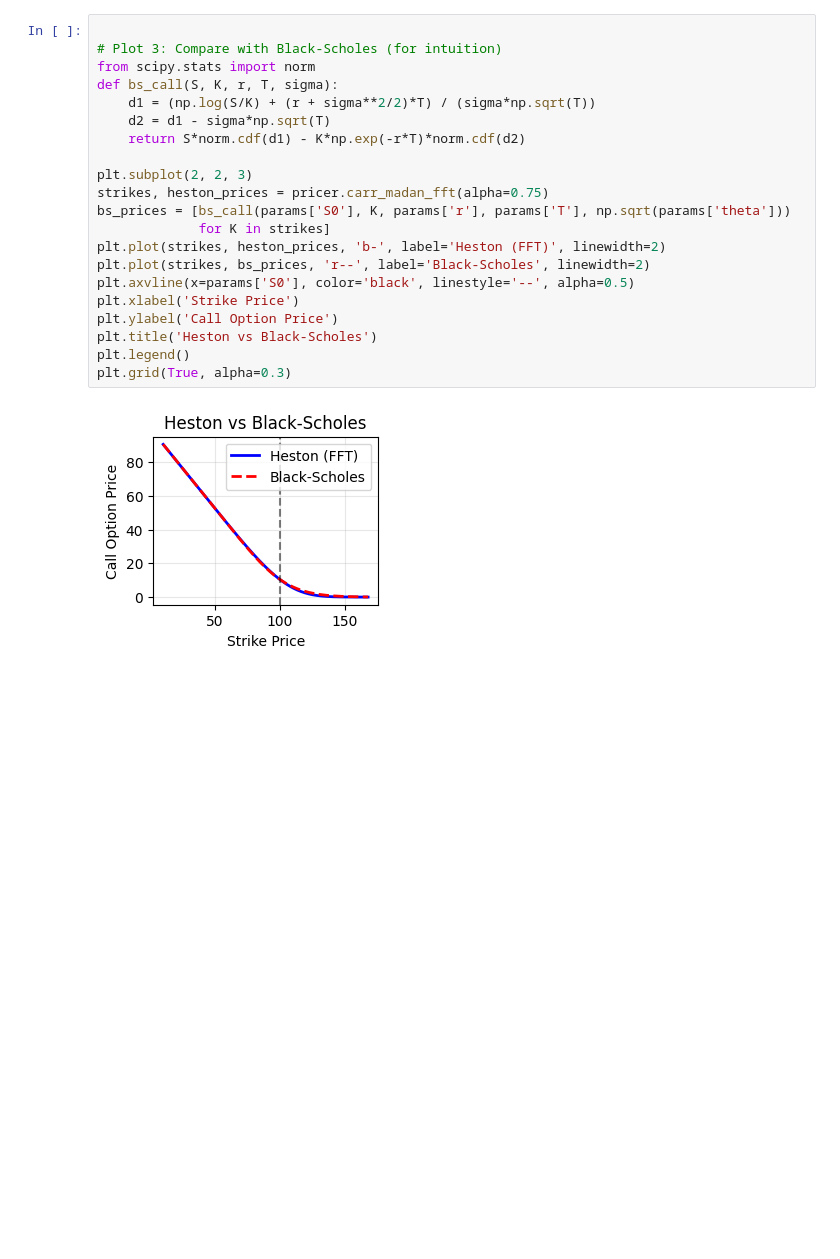
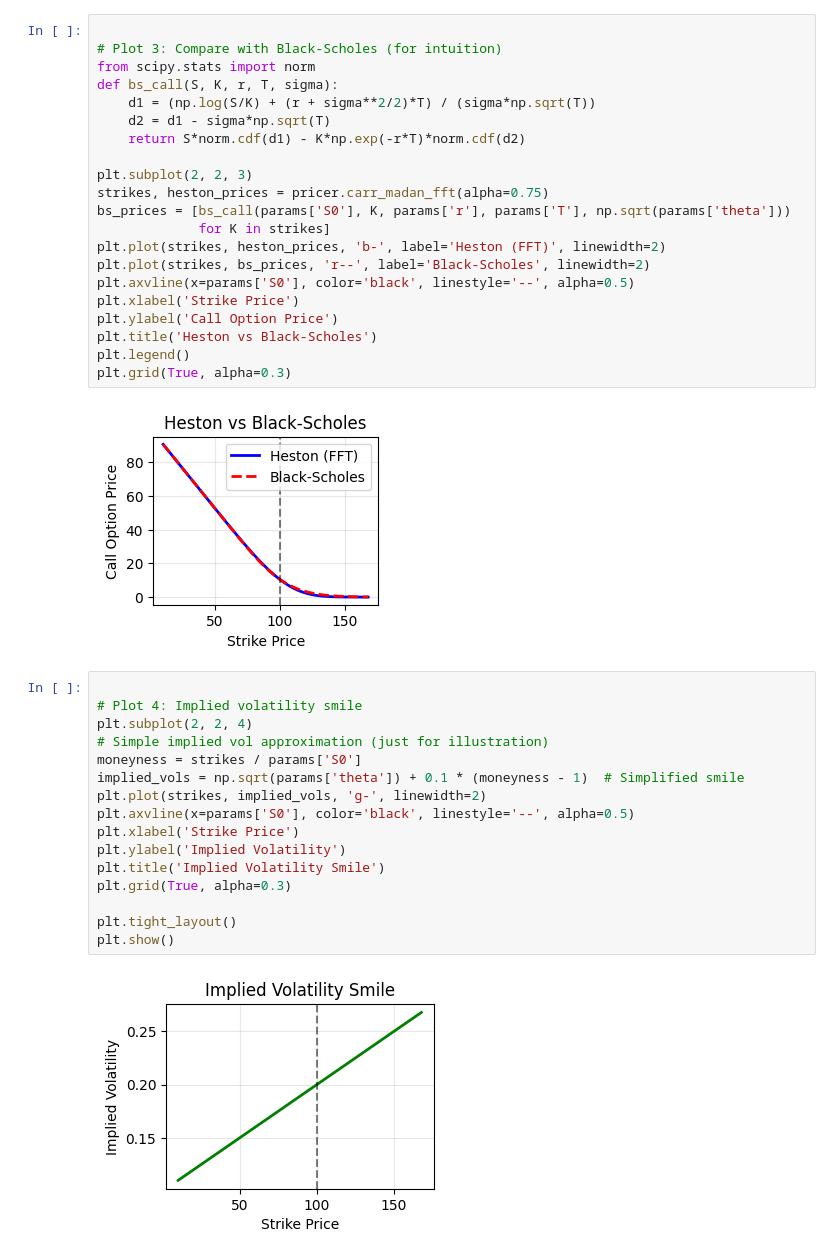
Before and after one commit to Storm00212/QUANT, a Jupyter notebook: Fourier_series_in_quant_.ipynb, the cells around one changed output. Cells and saved outputs as stored; diff of their text form; blank space fills up the shorter version.

```diff
--- a/Fourier_series_in_quant_.ipynb
+++ b/Fourier_series_in_quant_.ipynb
@@ -271,3 +271,21 @@ plt.legend()
 plt.grid(True, alpha=0.3)
 # %% [output]
 [figure]
+# %%
+
+# Plot 4: Implied volatility smile
+plt.subplot(2, 2, 4)
+# Simple implied vol approximation (just for illustration)
+moneyness = strikes / params['S0']
+implied_vols = np.sqrt(params['theta']) + 0.1 * (moneyness - 1)  # Simplified smile
+plt.plot(strikes, implied_vols, 'g-', linewidth=2)
+plt.axvline(x=params['S0'], color='black', linestyle='--', alpha=0.5)
+plt.xlabel('Strike Price')
+plt.ylabel('Implied Volatility')
+plt.title('Implied Volatility Smile')
+plt.grid(True, alpha=0.3)
+
+plt.tight_layout()
+plt.show()
+# %% [output]
+[figure, added]
```
Also changed, not shown: parts of 1 cell of this notebook.
